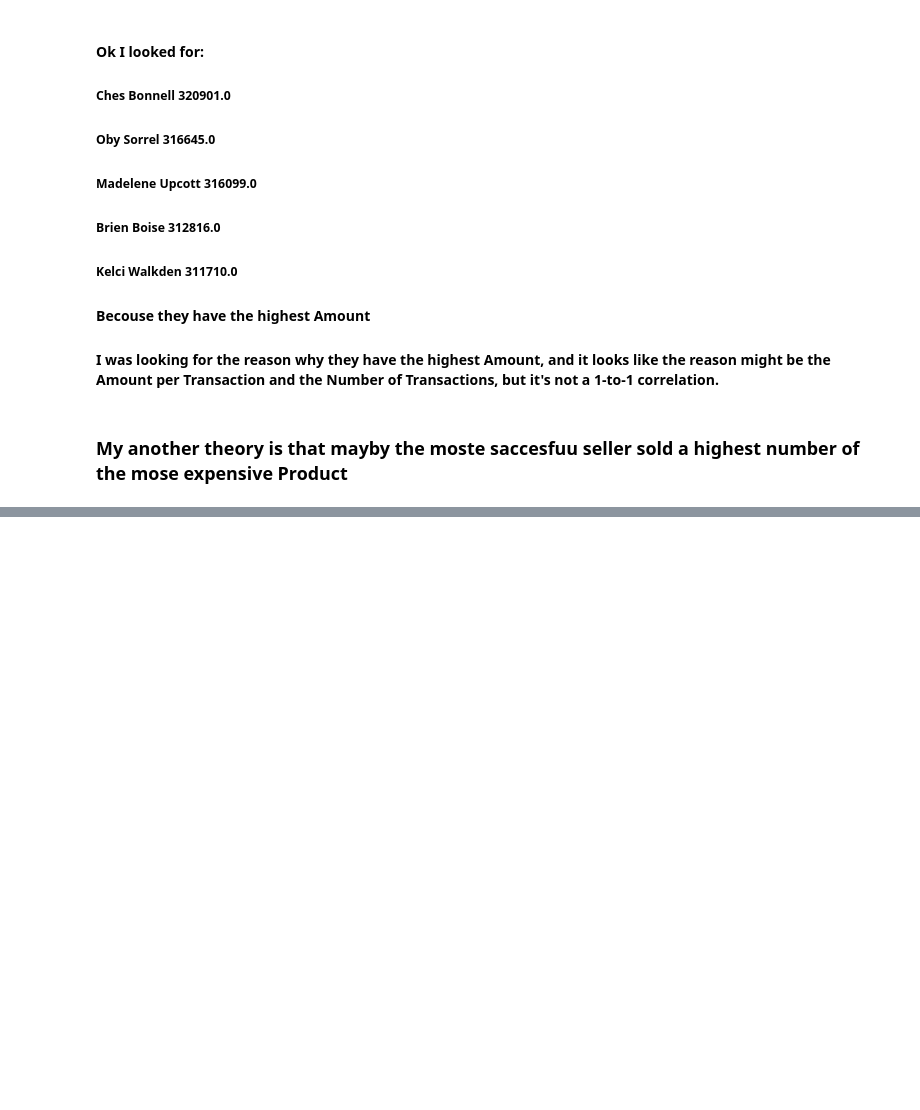
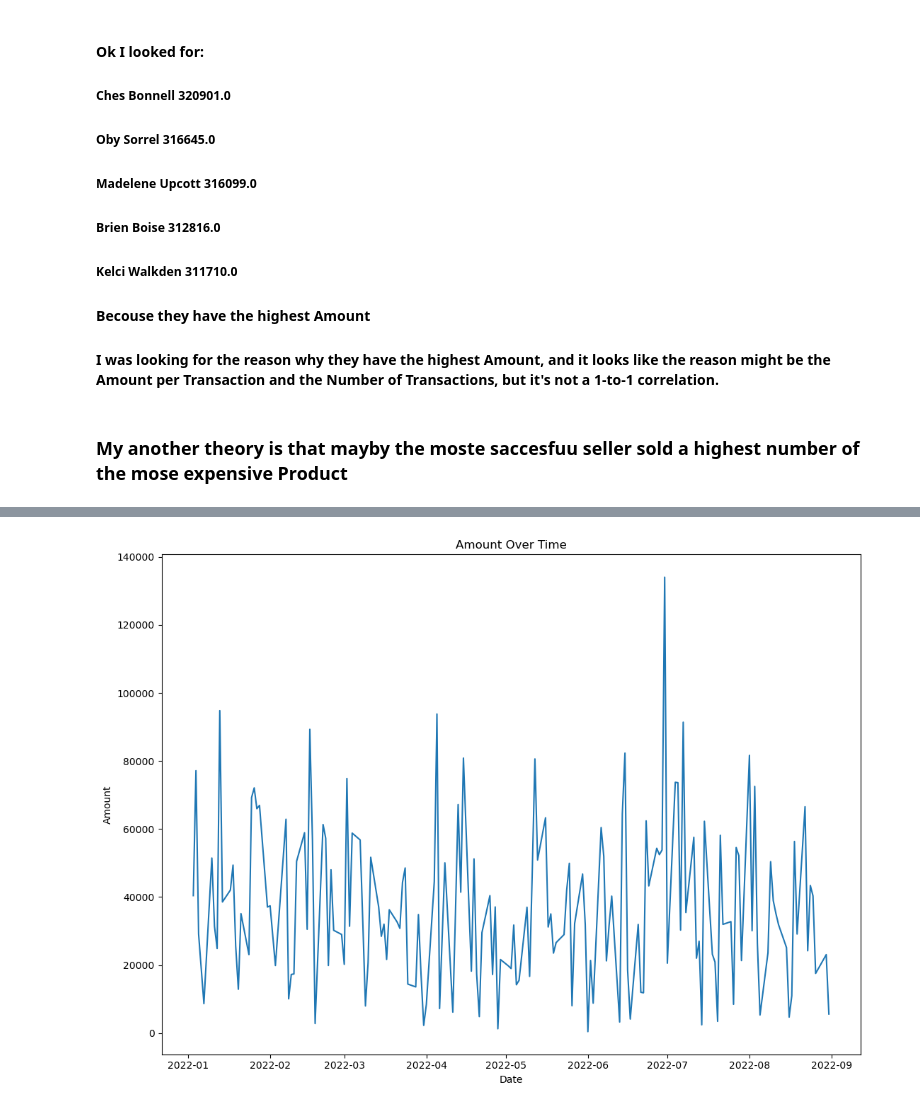
Before and after one commit to GrabarzVIII/chocolate_sales_data_analysis, a Jupyter notebook: chocolate_sales_data_analysis.ipynb, the cells around one changed output, grey strips where cells are left out. Saved outputs shown, nothing was run; the diff lists cells and outputs as text; code cells hidden in the pictures; blank space fills up the shorter version.

```diff
--- a/chocolate_sales_data_analysis.ipynb
+++ b/chocolate_sales_data_analysis.ipynb
@@ -442,0 +400,4 @@ sales_person_AlmondChoco_best_seller.head()
+# %%
+date_sale_df = chocolate_df[['Date','Amount']].groupby(by='Date', observed=True).sum()
+date_sale_df.sort_index()
+date_sale_df.head()
@@ -442,0 +412,18 @@ sales_person_AlmondChoco_best_seller.head()
+# %%
+fig, ax = plt.subplots(figsize=(11, 8))
+
+sns.lineplot(
+    x=date_sale_df.index,
+    y='Amount',
+    data=date_sale_df
+)
+
+plt.title('Amount Over Time')
+plt.xlabel('Date')
+plt.ylabel('Amount')
+
+
+plt.tight_layout()
+plt.show()
+# %% [output]
+[figure, added]
```
Also changed, not shown: parts of 13 cells of this notebook.
